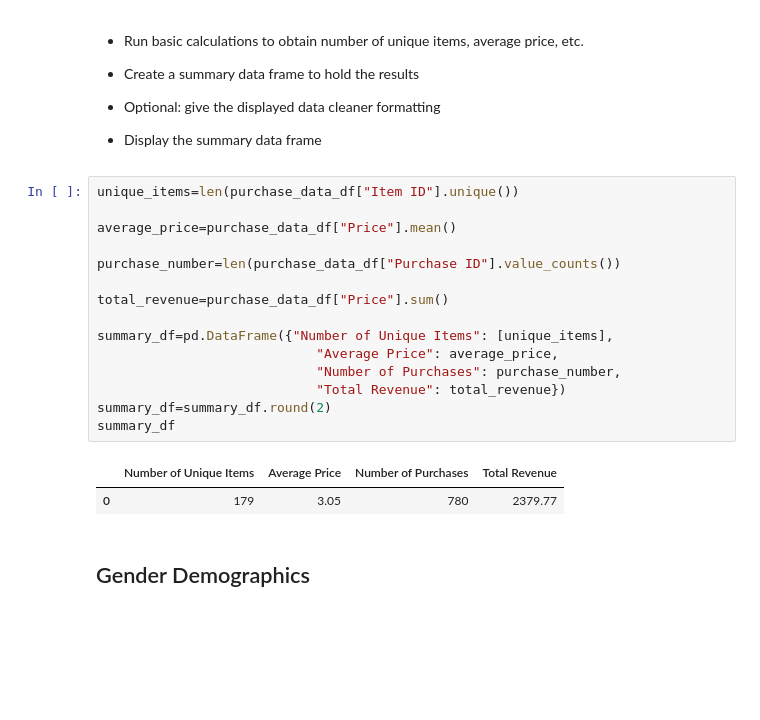
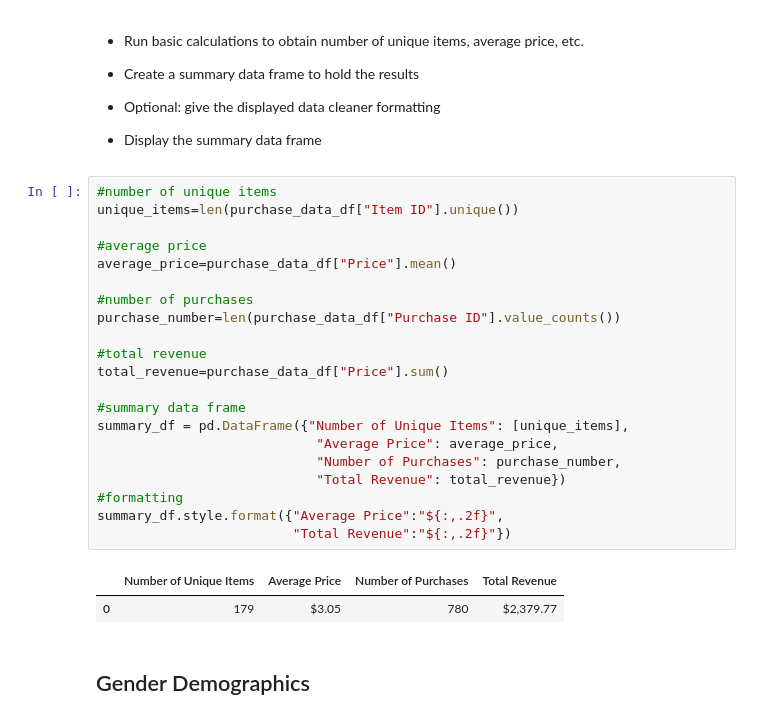
Before and after one commit to jmahon22/pandas_challenge, a Jupyter notebook: HeroesOfPymoli/HeroesOfPymoli_starter.ipynb, the cells around one changed output. Saved outputs shown, nothing was run; the diff lists cells and outputs as text; blank space fills up the shorter version.

```diff
--- a/HeroesOfPymoli/HeroesOfPymoli_starter.ipynb
+++ b/HeroesOfPymoli/HeroesOfPymoli_starter.ipynb
@@ -43,23 +43,29 @@ total_players.head()
 
 * Display the summary data frame
 # %%
+#number of unique items
 unique_items=len(purchase_data_df["Item ID"].unique())
 
+#average price
 average_price=purchase_data_df["Price"].mean()
 
+#number of purchases
 purchase_number=len(purchase_data_df["Purchase ID"].value_counts())
 
+#total revenue
 total_revenue=purchase_data_df["Price"].sum()
 
-summary_df=pd.DataFrame({"Number of Unique Items": [unique_items],
+#summary data frame
+summary_df = pd.DataFrame({"Number of Unique Items": [unique_items],
                             "Average Price": average_price,
                             "Number of Purchases": purchase_number,
                             "Total Revenue": total_revenue})
-summary_df=summary_df.round(2)
-summary_df
+#formatting
+summary_df.style.format({"Average Price":"${:,.2f}",
+                         "Total Revenue":"${:,.2f}"})
 # %% [output]
 |  | Number of Unique Items | Average Price | Number of Purchases | Total Revenue |
-| 0 | 179 | 3.05 | 780 | 2379.77 |
+| 0 | 179 | $3.05 | 780 | $2,379.77 |
 # %% [markdown]
 ## Gender Demographics
 # %% [markdown]
```
Also changed, not shown: parts of 12 cells of this notebook.
